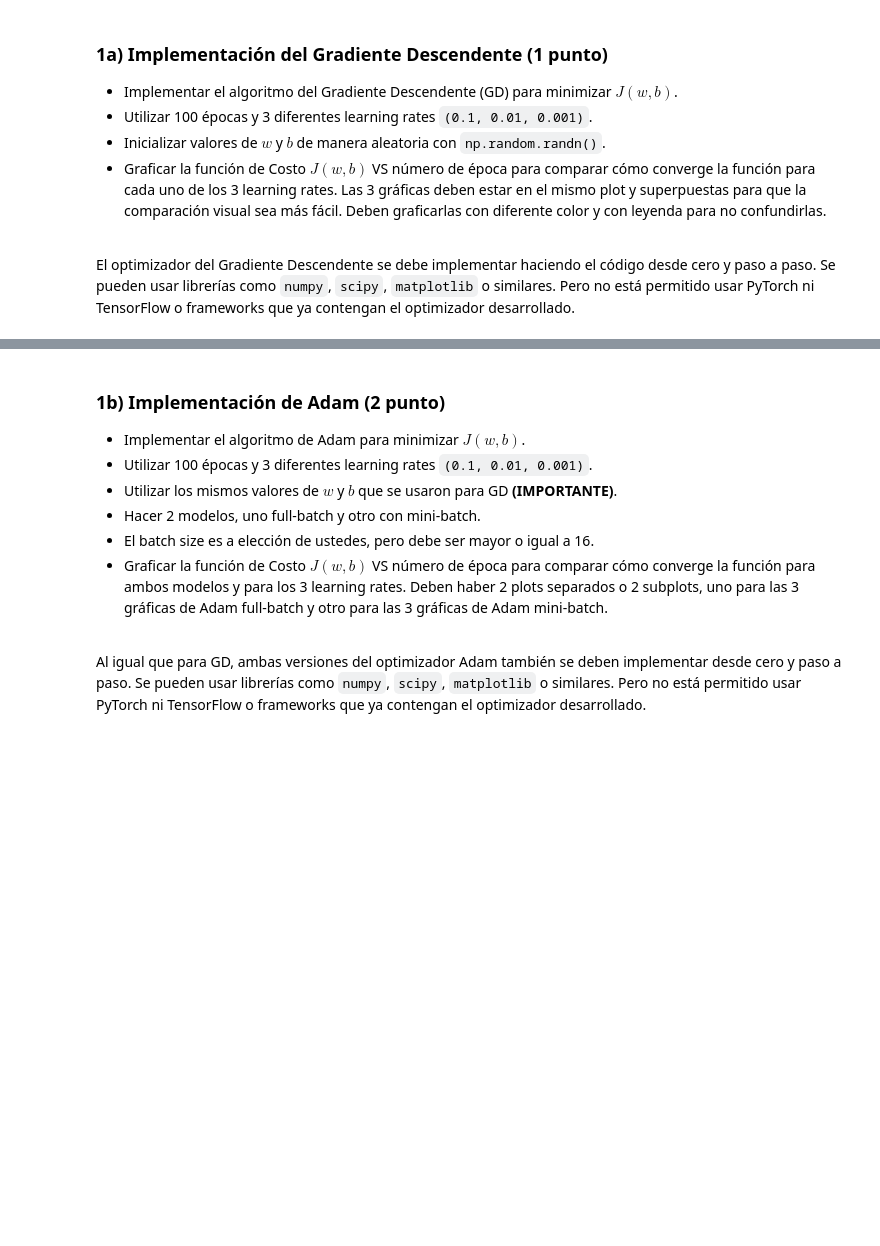
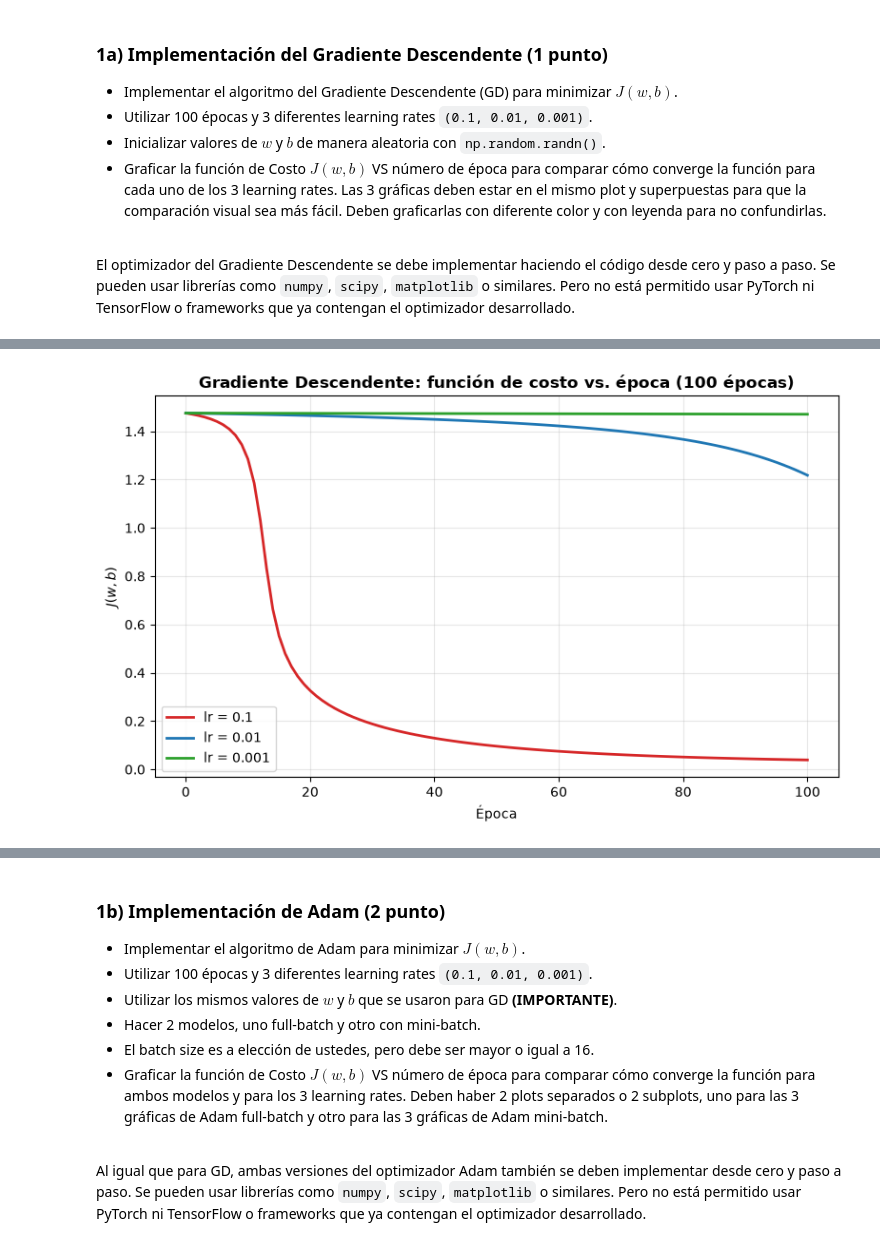
Before and after one commit to rodrigoenzohernandez/CEIA_aprendizaje_profundo_tps, a Jupyter notebook: hernandez-TP1-Co26.ipynb, the cells around one changed output, grey strips where cells are left out. Saved outputs shown, nothing was run; the diff lists cells and outputs as text; code cells hidden in the pictures; blank space fills up the shorter version.

```diff
--- a/hernandez-TP1-Co26.ipynb
+++ b/hernandez-TP1-Co26.ipynb
@@ -92,0 +342,19 @@ El optimizador del Gradiente Descendente se debe implementar haciendo el código
+# %%
+# ----------------------------------------------------------------------
+# GRÁFICA: J(w,b) vs ÉPOCA, los 3 learning rates superpuestos
+# ----------------------------------------------------------------------
+COLORES = {0.1: "tab:red", 0.01: "tab:blue", 0.001: "tab:green"}
+
+plt.figure(figsize=(8, 5))
+for lr in LRS:
+    plt.plot(hist_gd[lr][2], color=COLORES[lr], lw=2, label=f"lr = {lr}")
+
+plt.xlabel("Época")
+plt.ylabel("$J(w,b)$")
+plt.title("Gradiente Descendente: función de costo vs. época (100 épocas)", fontweight="bold")
+plt.legend()
+plt.grid(alpha=0.3)
+plt.tight_layout()
+plt.show()
+# %% [output]
+[figure, added]
```
Also changed, not shown: parts of 7 cells of this notebook.
